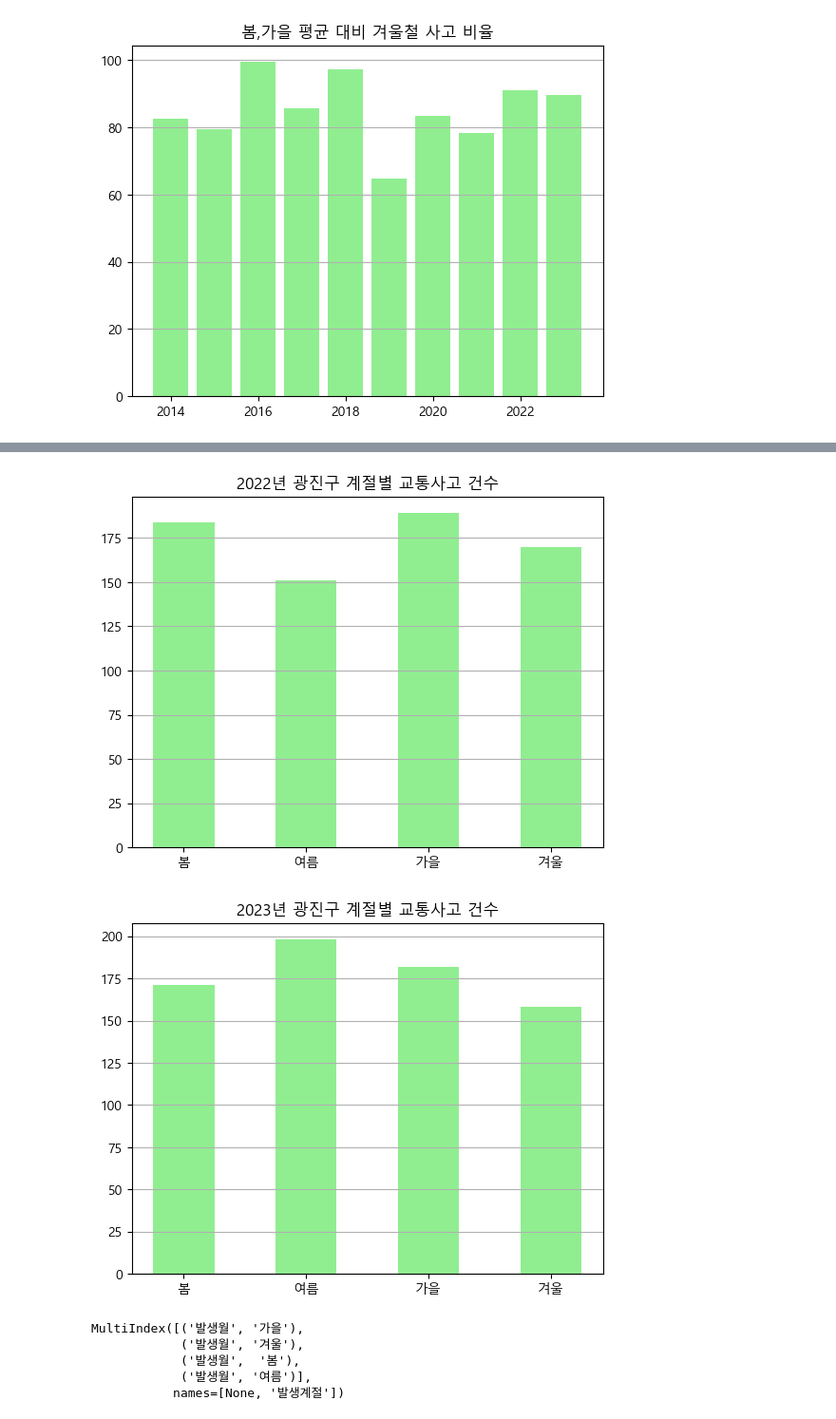
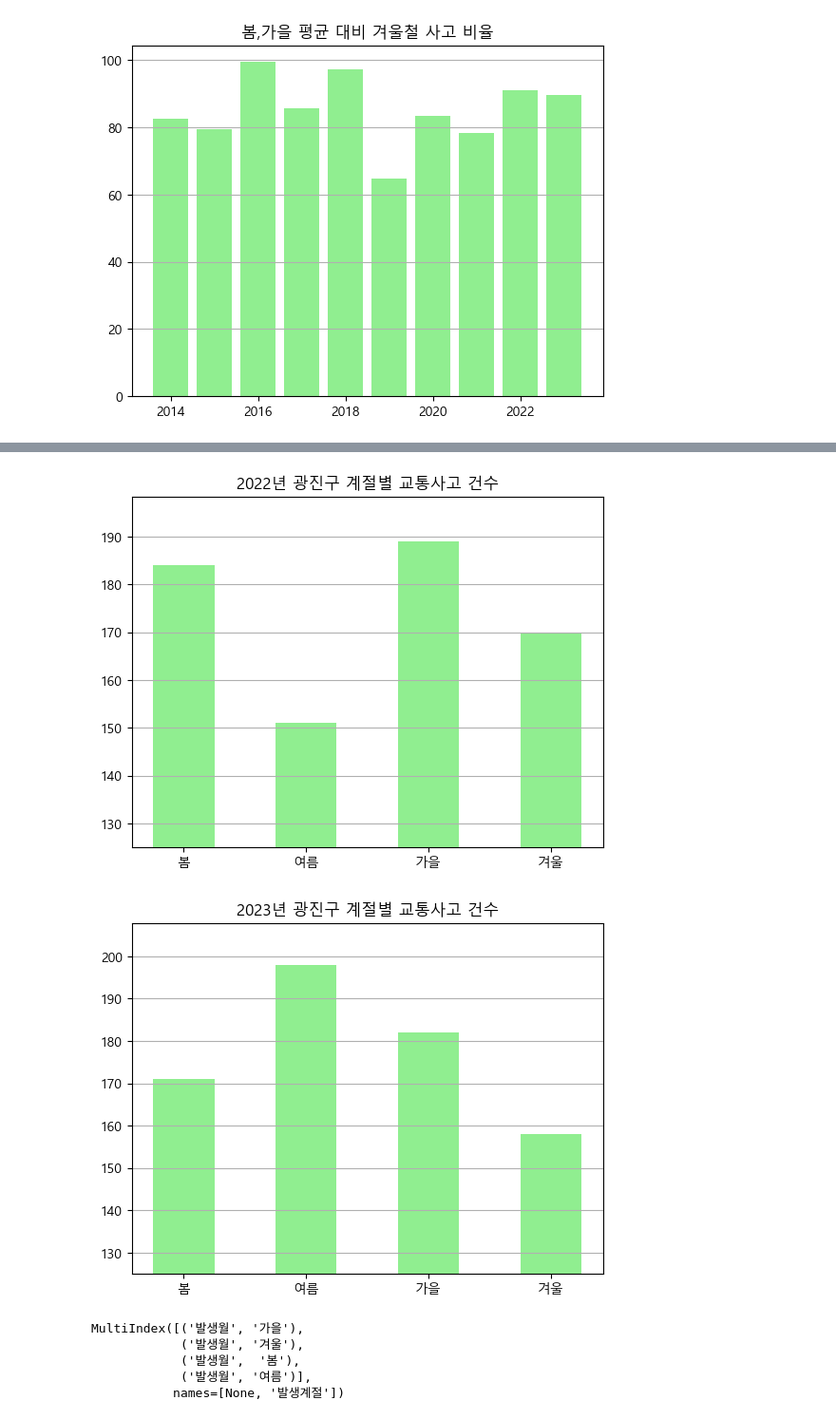
Before and after one commit to Git-Jeong/Data_hackathon_2025, a Jupyter notebook: Data_Analysis/광진구 계절별 사고건수 분석/광진구 계절별 사고건수 분석.ipynb, the cells around one changed output, grey strips where cells are left out. Shown at 95% size. Drawn from its saved outputs; the diff is of its cells as text; code cells hidden in the pictures.

```diff
--- a/Data_Analysis/광진구 계절별 사고건수 분석/광진구 계절별 사고건수 분석.ipynb
+++ b/Data_Analysis/광진구 계절별 사고건수 분석/광진구 계절별 사고건수 분석.ipynb
@@ -123,7 +123,7 @@ for i in range(len(gj_aci_2014to23)):
     gj_aci_2014to23_ = gj_aci_2014to23.iloc[i,:]
     plt.bar(gj_aci_2014to23_.index, gj_aci_2014to23_.values, width = 0.5, color = 'lightgreen')
     plt.title(f'{year+i}년 광진구 계절별 교통사고 건수')
-    # plt.ylim(bottom = 250)
+    plt.ylim(bottom = 125)
     plt.grid(axis = 'y')
     plt.show()
 # %% [output]
@@ -138,5 +138,5 @@ for i in range(len(gj_aci_2014to23)):
-[figure, old version]
+[figure, new version]
-[figure, old version]
+[figure, new version]
 # %%
 gj_aci[['발생년도', '발생계절', '발생월']].groupby(['발생년도', '발생계절']).agg('count').unstack().columns
 # %% [output]
```
Also changed, not shown: parts of 1 cell of this notebook.
